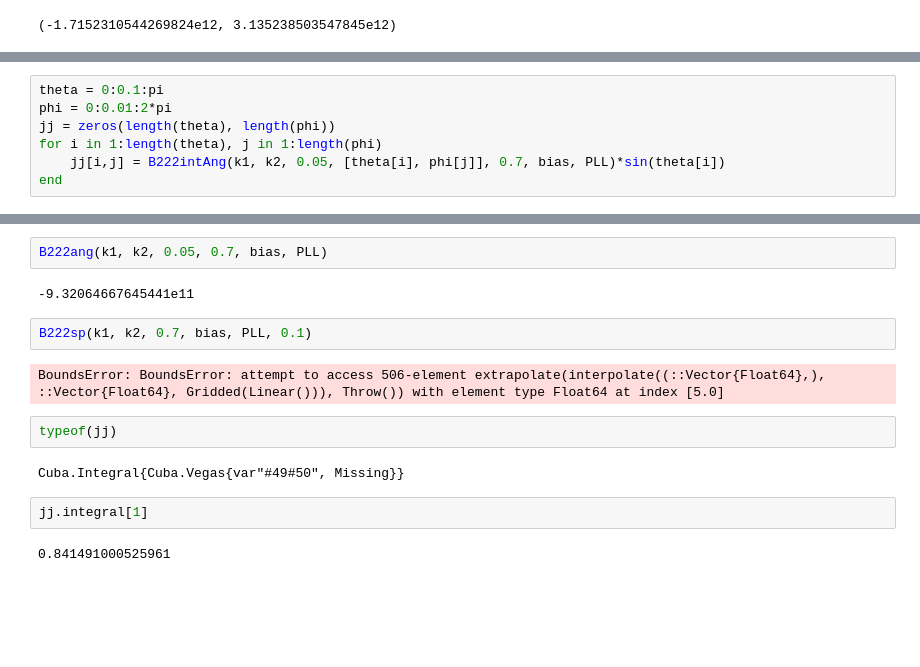
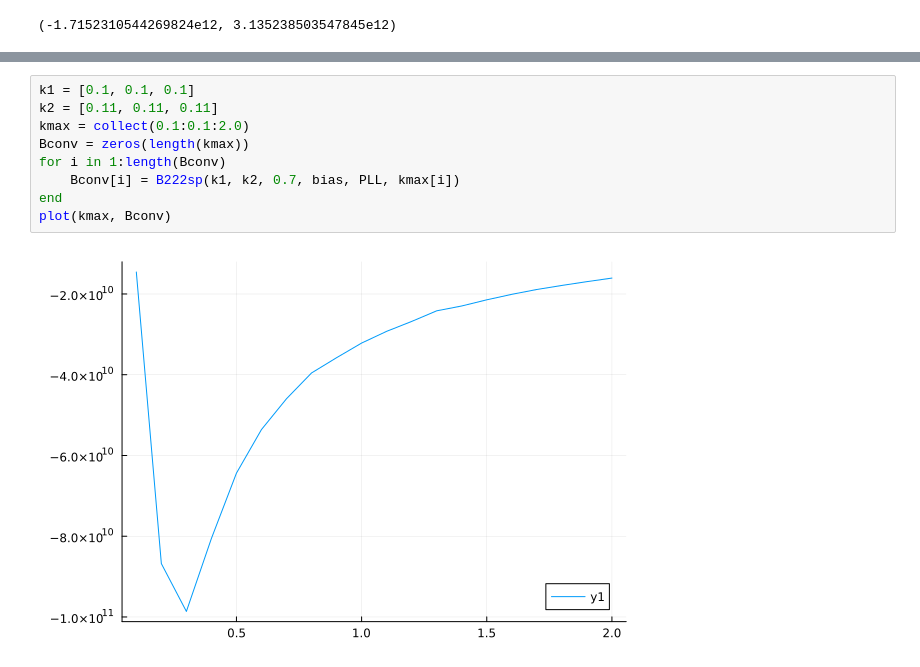
Before and after one commit to ladosamushia/BeFit, a Jupyter notebook: notebook/testing.ipynb, the cells around one changed output, grey strips where cells are left out. Drawn from its saved outputs; the diff is of its cells as text; blank space fills up the shorter version.

```diff
--- a/notebook/testing.ipynb
+++ b/notebook/testing.ipynb
@@ -35,7 +30,0 @@ B221intAng(k1, k2, 0.1, [0.1, 0.1], 0.7, bias, PLL)
-# %%
-theta = 0:0.1:pi
-phi = 0:0.01:2*pi
-jj = zeros(length(theta), length(phi))
-for i in 1:length(theta), j in 1:length(phi)
-    jj[i,j] = B222intAng(k1, k2, 0.05, [theta[i], phi[j]], 0.7, bias, PLL)*sin(theta[i])
-end
@@ -46,16 +31,11 @@ contour(jj)
-# %%
-B222ang(k1, k2, 0.05, 0.7, bias, PLL)
-# %% [output]
--9.32064667645441e11
-# %%
-B222sp(k1, k2, 0.7, bias, PLL, 0.1)
-# %% [output]
-BoundsError: BoundsError: attempt to access 506-element extrapolate(interpolate((::Vector{Float64},), ::Vector{Float64}, Gridded(Linear())), Throw()) with element type Float64 at index [5.0]
-# %%
-typeof(jj)
-# %% [output]
-Cuba.Integral{Cuba.Vegas{var"#49#50", Missing}}
-# %%
-jj.integral[1]
-# %% [output]
-0.841491000525961
+# %%
+k1 = [0.1, 0.1, 0.1]
+k2 = [0.11, 0.11, 0.11]
+kmax = collect(0.1:0.1:2.0)
+Bconv = zeros(length(kmax))
+for i in 1:length(Bconv)
+    Bconv[i] = B222sp(k1, k2, 0.7, bias, PLL, kmax[i])
+end
+plot(kmax, Bconv)
+# %% [output]
+[figure, added]
```
Also changed, not shown: parts of 5 cells of this notebook, 1 other file.
